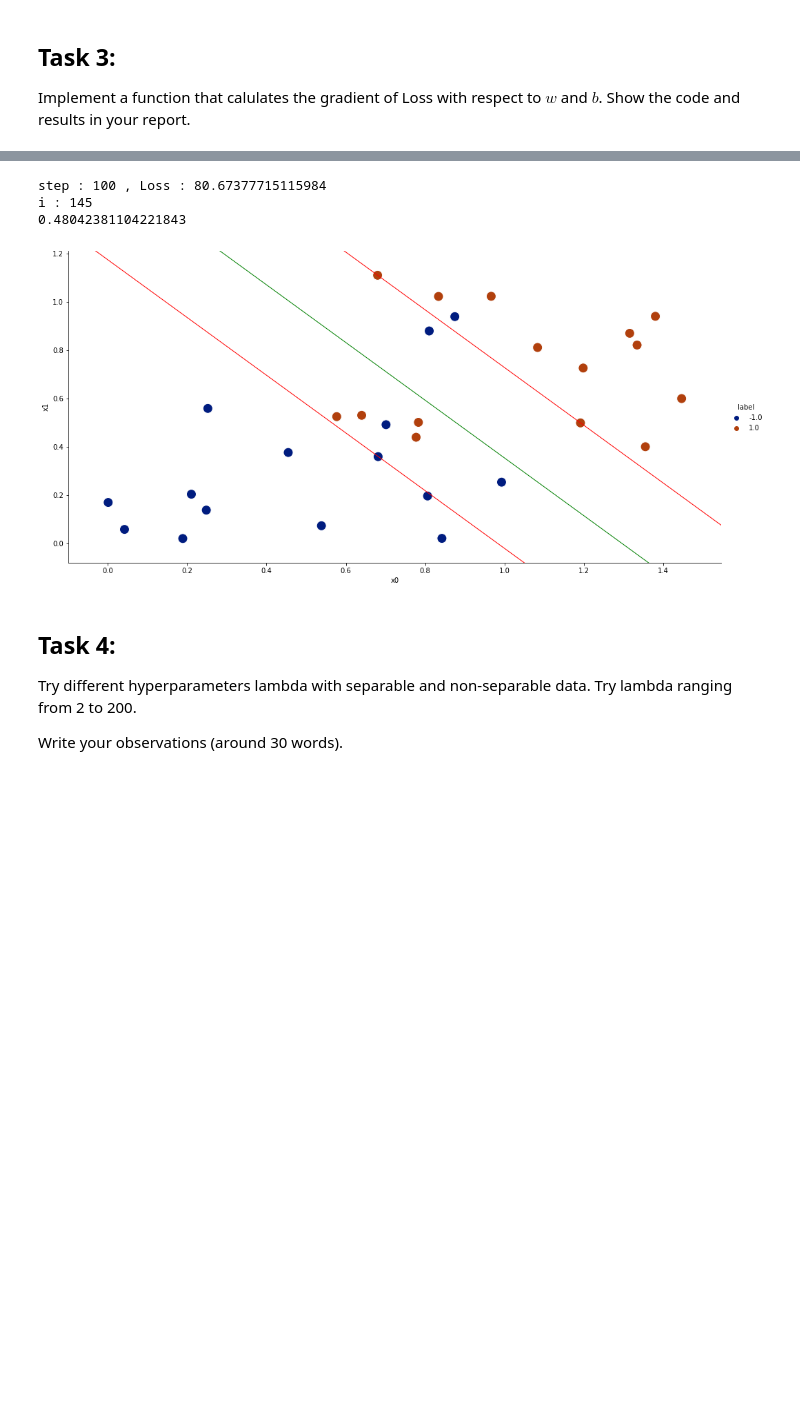
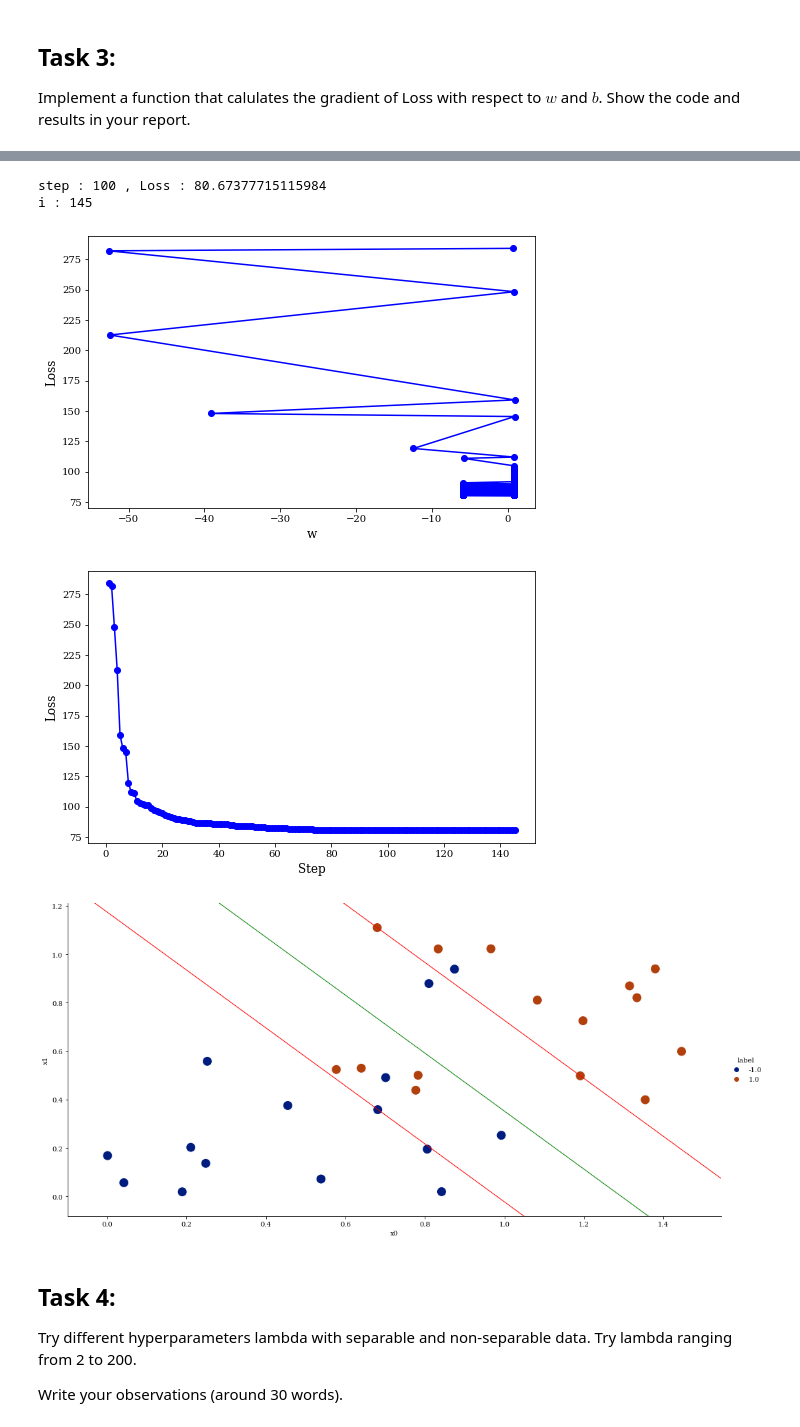
Before and after one commit to limited-fion/ee3-ml, a Jupyter notebook: Fion_ML_SVM_.ipynb, the cells around one changed output, grey strips where cells are left out. Cells and saved outputs as stored; diff of their text form; code cells hidden in the pictures; blank space fills up the shorter version.

```diff
--- a/Fion_ML_SVM_.ipynb
+++ b/Fion_ML_SVM_.ipynb
@@ -365,7 +365,7 @@ def loss(w, b, lam, x, y):
 
   for i in range(len(y)):
     xw = x[i][0]*w[0] + x[i][1]*w[1]
-    cost = max(0, 1 - y[i] * (xw + b))
+    cost = max(0, 1 - y[i] * (np.dot(x[i], w) + b))
 
     summing += cost
 
@@ -446 +450,19 @@ def get_alpha(w, b, grad_w, grad_b, lam, x, y):
   return 0
+# %%
+import matplotlib as mpl
+import matplotlib.font_manager as fm
+from matplotlib import font_manager as fm, pyplot as plt
+
+!wget https://github.com/trishume/OpenTuringCompiler/blob/master/stdlib-sfml/fonts/Times%20New%20Roman.ttf
+!wget https://github.com/matomo-org/travis-scripts/blob/master/fonts/Arial.ttf
+
+font_files = fm.findSystemFonts()
+
+# Go through and add each to Matplotlib's font cache.
+for font_file in font_files:
+    fm.fontManager.addfont(font_file)
+
+fm.fontManager.ttflist += fm.createFontList(['Times New Roman.ttf'])
+
+# Use your new font on all your plots.
+plt.rc('font', family='serif')
@@ -447,35 +488,50 @@ def get_alpha(w, b, grad_w, grad_b, lam, x, y):
 # %%
 def draw_line_final(lam = 200):
   np.random.seed(1034)
   x, y = get_data(all_points=30, separable=False)
   w = np.ones((2,))
   b = 1
+  w_store = []
+  b_store =[]
 
   N_iter = 1000
+  lossplt=[]
   for i in range(1, N_iter):
     loss_val = loss(w, b, lam, x, y)
+    lossplt.append(loss_val)
     if i % (N_iter // 10) == 0:
       print("step : {:3} , Loss : {}".format(i, loss_val))
 
     grad_w, grad_b = gradient(w, b, lam, x, y)
     alpha = get_alpha(w, b, grad_w, grad_b, lam, x, y)
     w -= grad_w * alpha
     b -= grad_b * alpha
+    w_store.append(grad_w[0])
+    b_store.append(grad_b)
 
     if alpha == 0:
       print("i : {}".format(i))
-      print( 2/np.linalg.norm(w))
       break
 
+  plt.figure(figsize=(8, 5))
+  plt.plot(w_store, lossplt, marker='o', color='blue')
+  plt.ylabel('Loss', size=12)
+  plt.xlabel('w', size=12)
+
+  plt.figure(figsize=(8, 5))
+  plt.plot(np.linspace(1,len(lossplt),len(lossplt)), lossplt, marker='o', color='blue')
+  plt.ylabel('Loss', size=12)
+  plt.xlabel('Step', size=12)
   x_min, x_max = plot_data(x, y)
   draw_line_with_margin(w, b, x_min, x_max)
 
 draw_line_final()
 # %% [output]
 step : 100 , Loss : 80.67377715115984
 i : 145
-0.48042381104221843
-[figure, old version]
+[figure, new version]
+[figure, added]
+[figure, added]
 # %% [markdown]
 ## Task 4:
 
```
Also changed, not shown: parts of 17 cells of this notebook.
